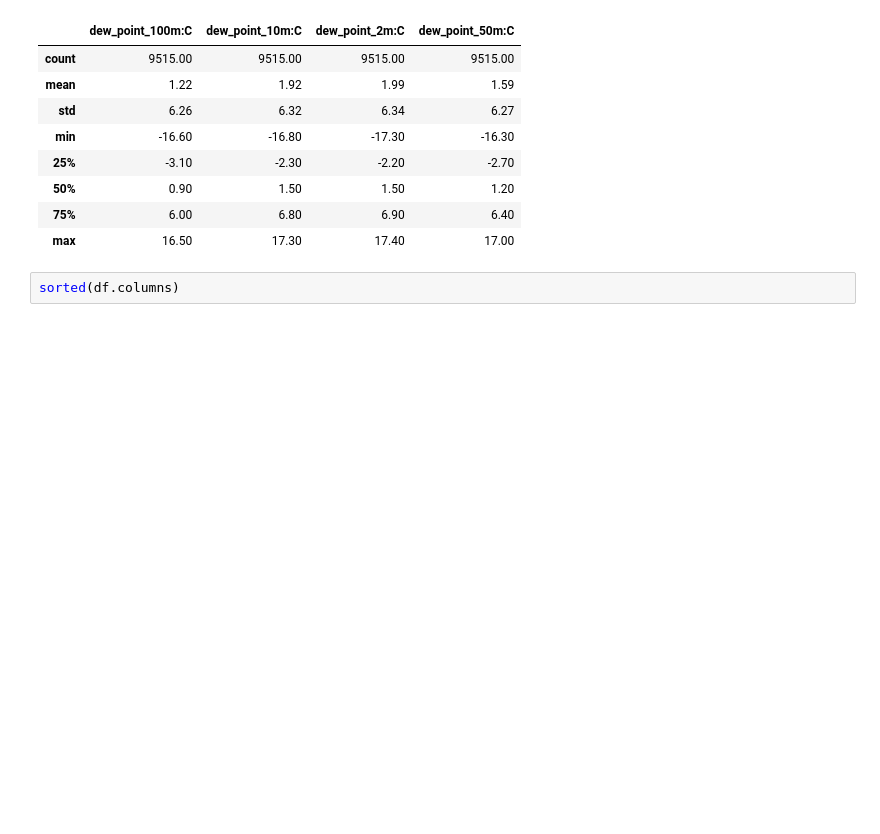
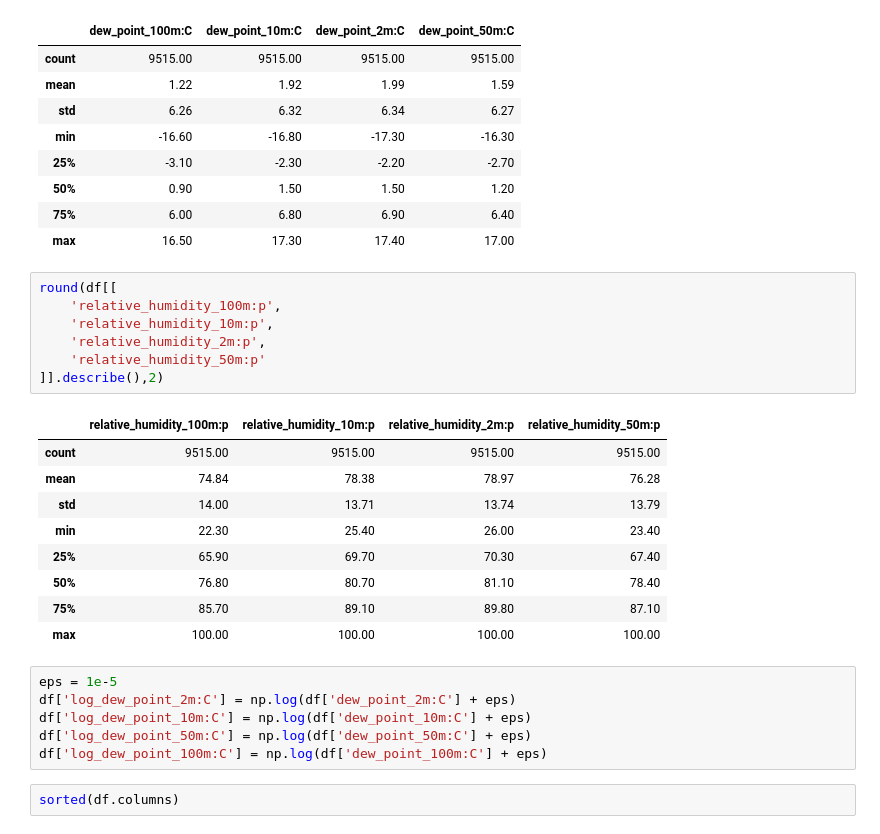
Before and after one commit to Niki827/watt_squad, a Jupyter notebook: emily.ipynb, the cells around one changed output. Saved outputs shown, nothing was run; the diff lists cells and outputs as text; blank space fills up the shorter version.

```diff
--- a/emily.ipynb
+++ b/emily.ipynb
@@ -243,6 +257,29 @@ round(df[[
 | 50% | 0.90 | 1.50 | 1.50 | 1.20 |
 | 75% | 6.00 | 6.80 | 6.90 | 6.40 |
 | max | 16.50 | 17.30 | 17.40 | 17.00 |
+# %%
+round(df[[
+    'relative_humidity_100m:p',
+    'relative_humidity_10m:p',
+    'relative_humidity_2m:p',
+    'relative_humidity_50m:p'
+]].describe(),2)
+# %% [output]
+|  | relative_humidity_100m:p | relative_humidity_10m:p | relative_humidity_2m:p | relative_humidity_50m:p |
+| count | 9515.00 | 9515.00 | 9515.00 | 9515.00 |
+| mean | 74.84 | 78.38 | 78.97 | 76.28 |
+| std | 14.00 | 13.71 | 13.74 | 13.79 |
+| min | 22.30 | 25.40 | 26.00 | 23.40 |
+| 25% | 65.90 | 69.70 | 70.30 | 67.40 |
+| 50% | 76.80 | 80.70 | 81.10 | 78.40 |
+| 75% | 85.70 | 89.10 | 89.80 | 87.10 |
+| max | 100.00 | 100.00 | 100.00 | 100.00 |
+# %%
+eps = 1e-5
+df['log_dew_point_2m:C'] = np.log(df['dew_point_2m:C'] + eps)
+df['log_dew_point_10m:C'] = np.log(df['dew_point_10m:C'] + eps)
+df['log_dew_point_50m:C'] = np.log(df['dew_point_50m:C'] + eps)
+df['log_dew_point_100m:C'] = np.log(df['dew_point_100m:C'] + eps)
 # %%
 sorted(df.columns)
 # %% [output]
```
Also changed, not shown: parts of 1 cell of this notebook, 1 other file.
